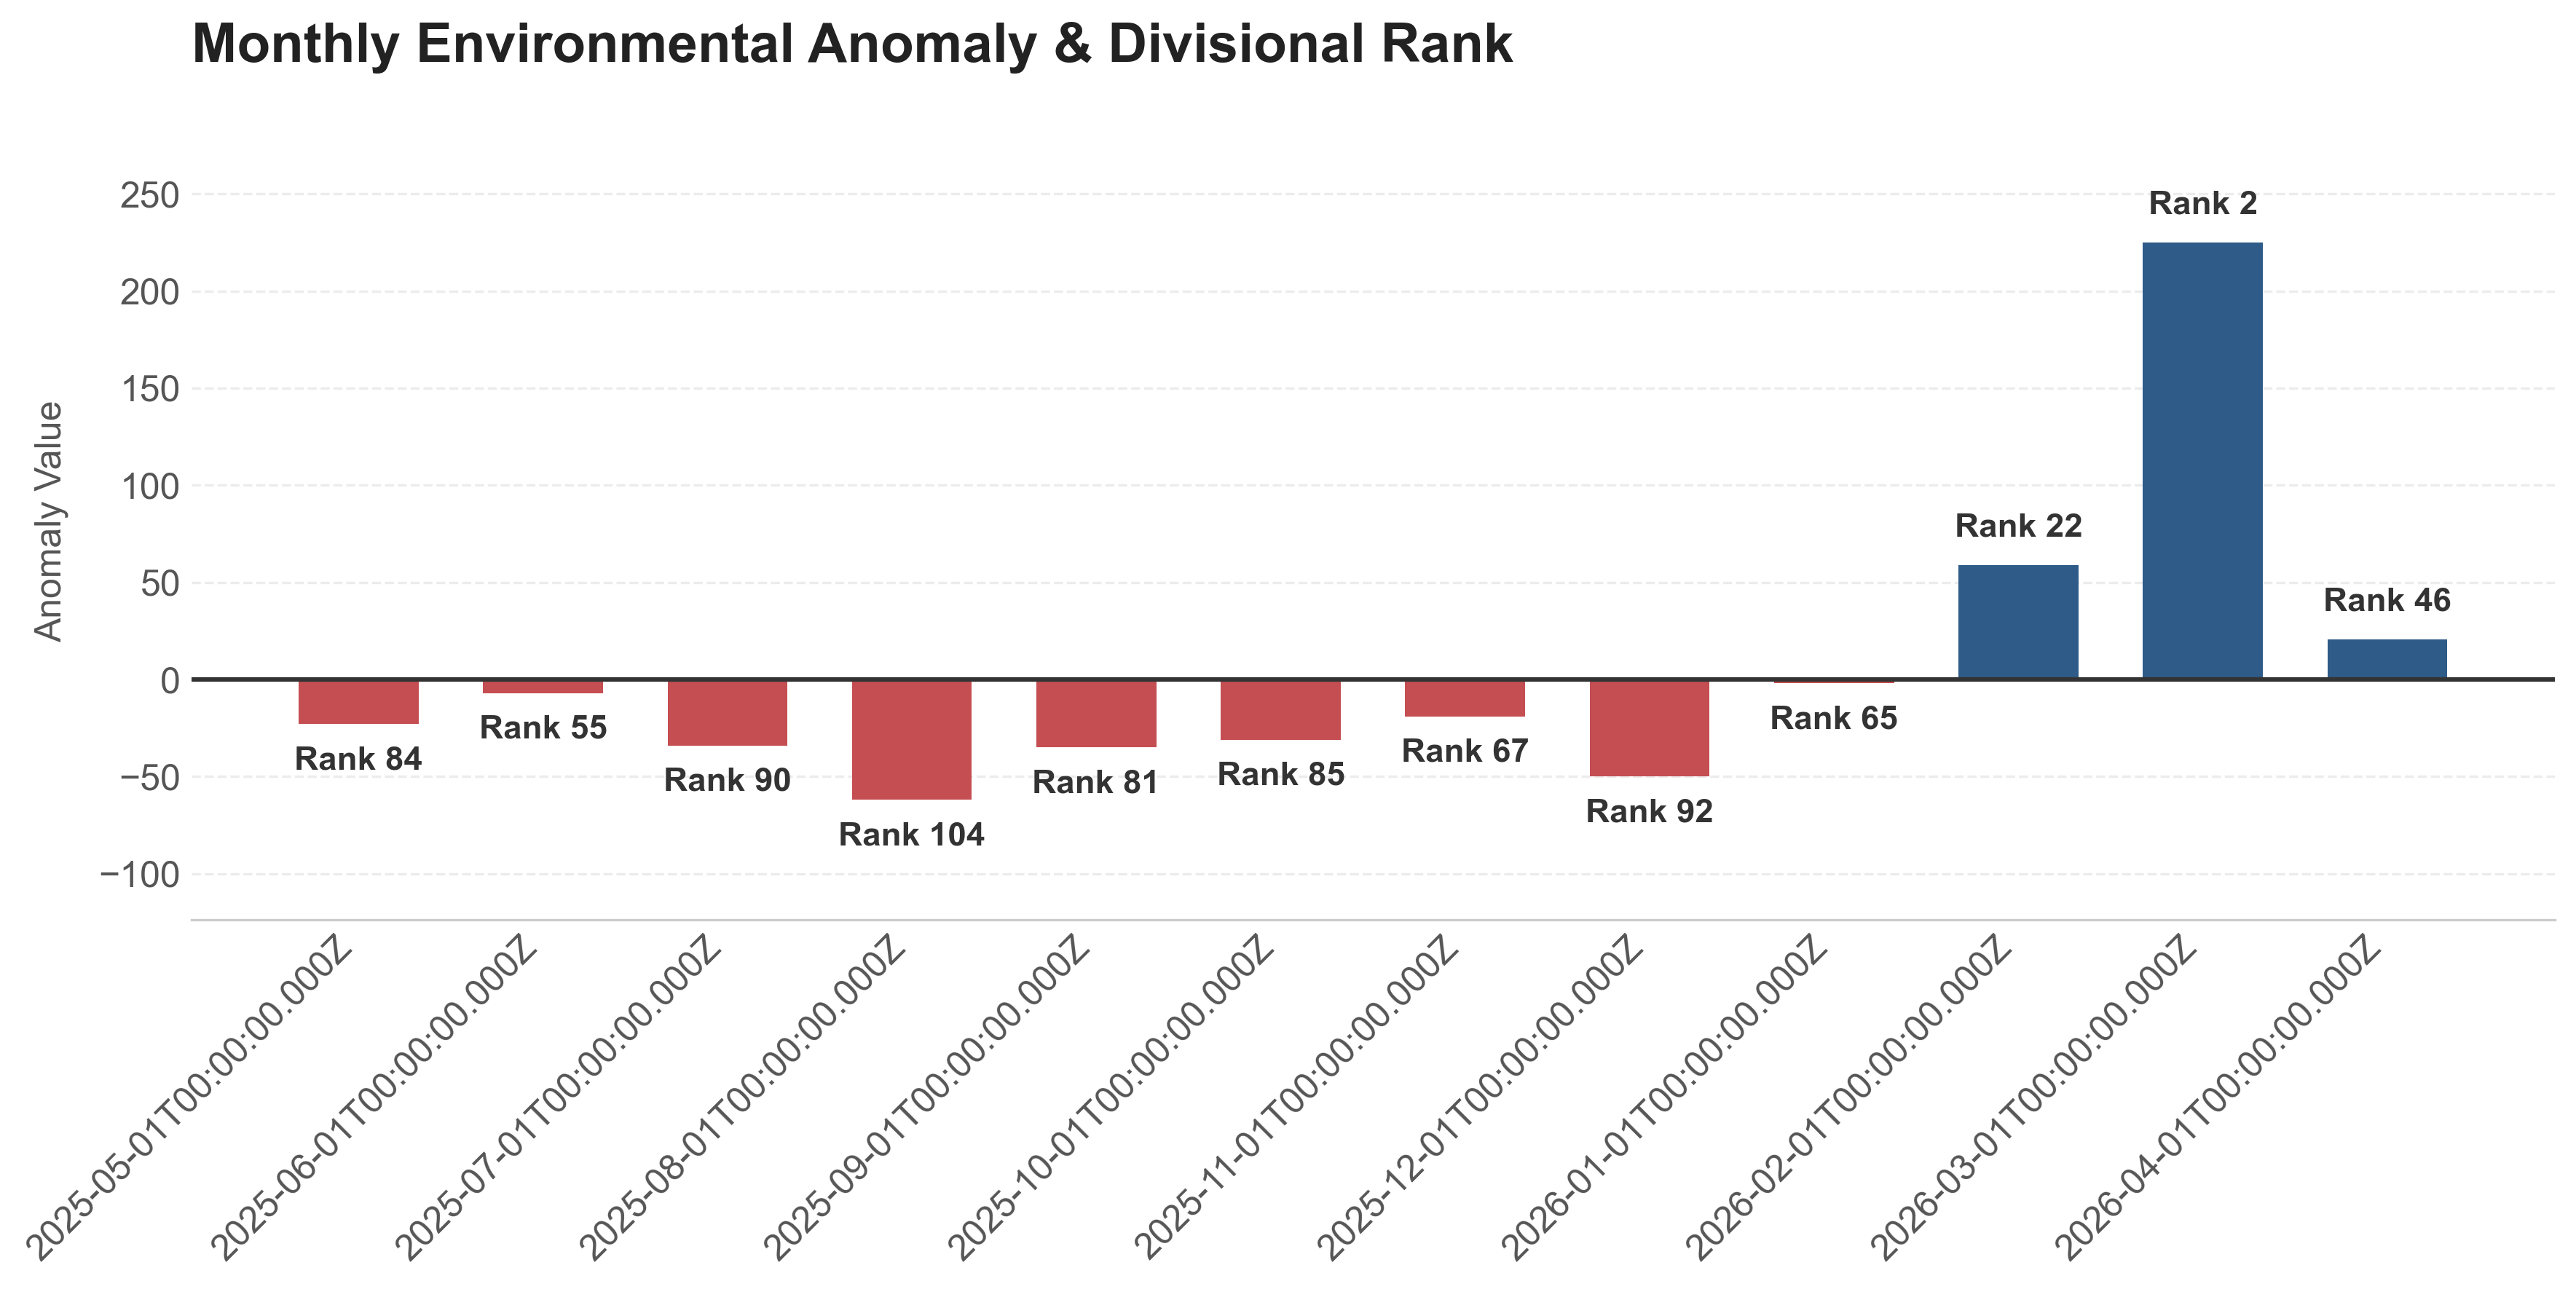
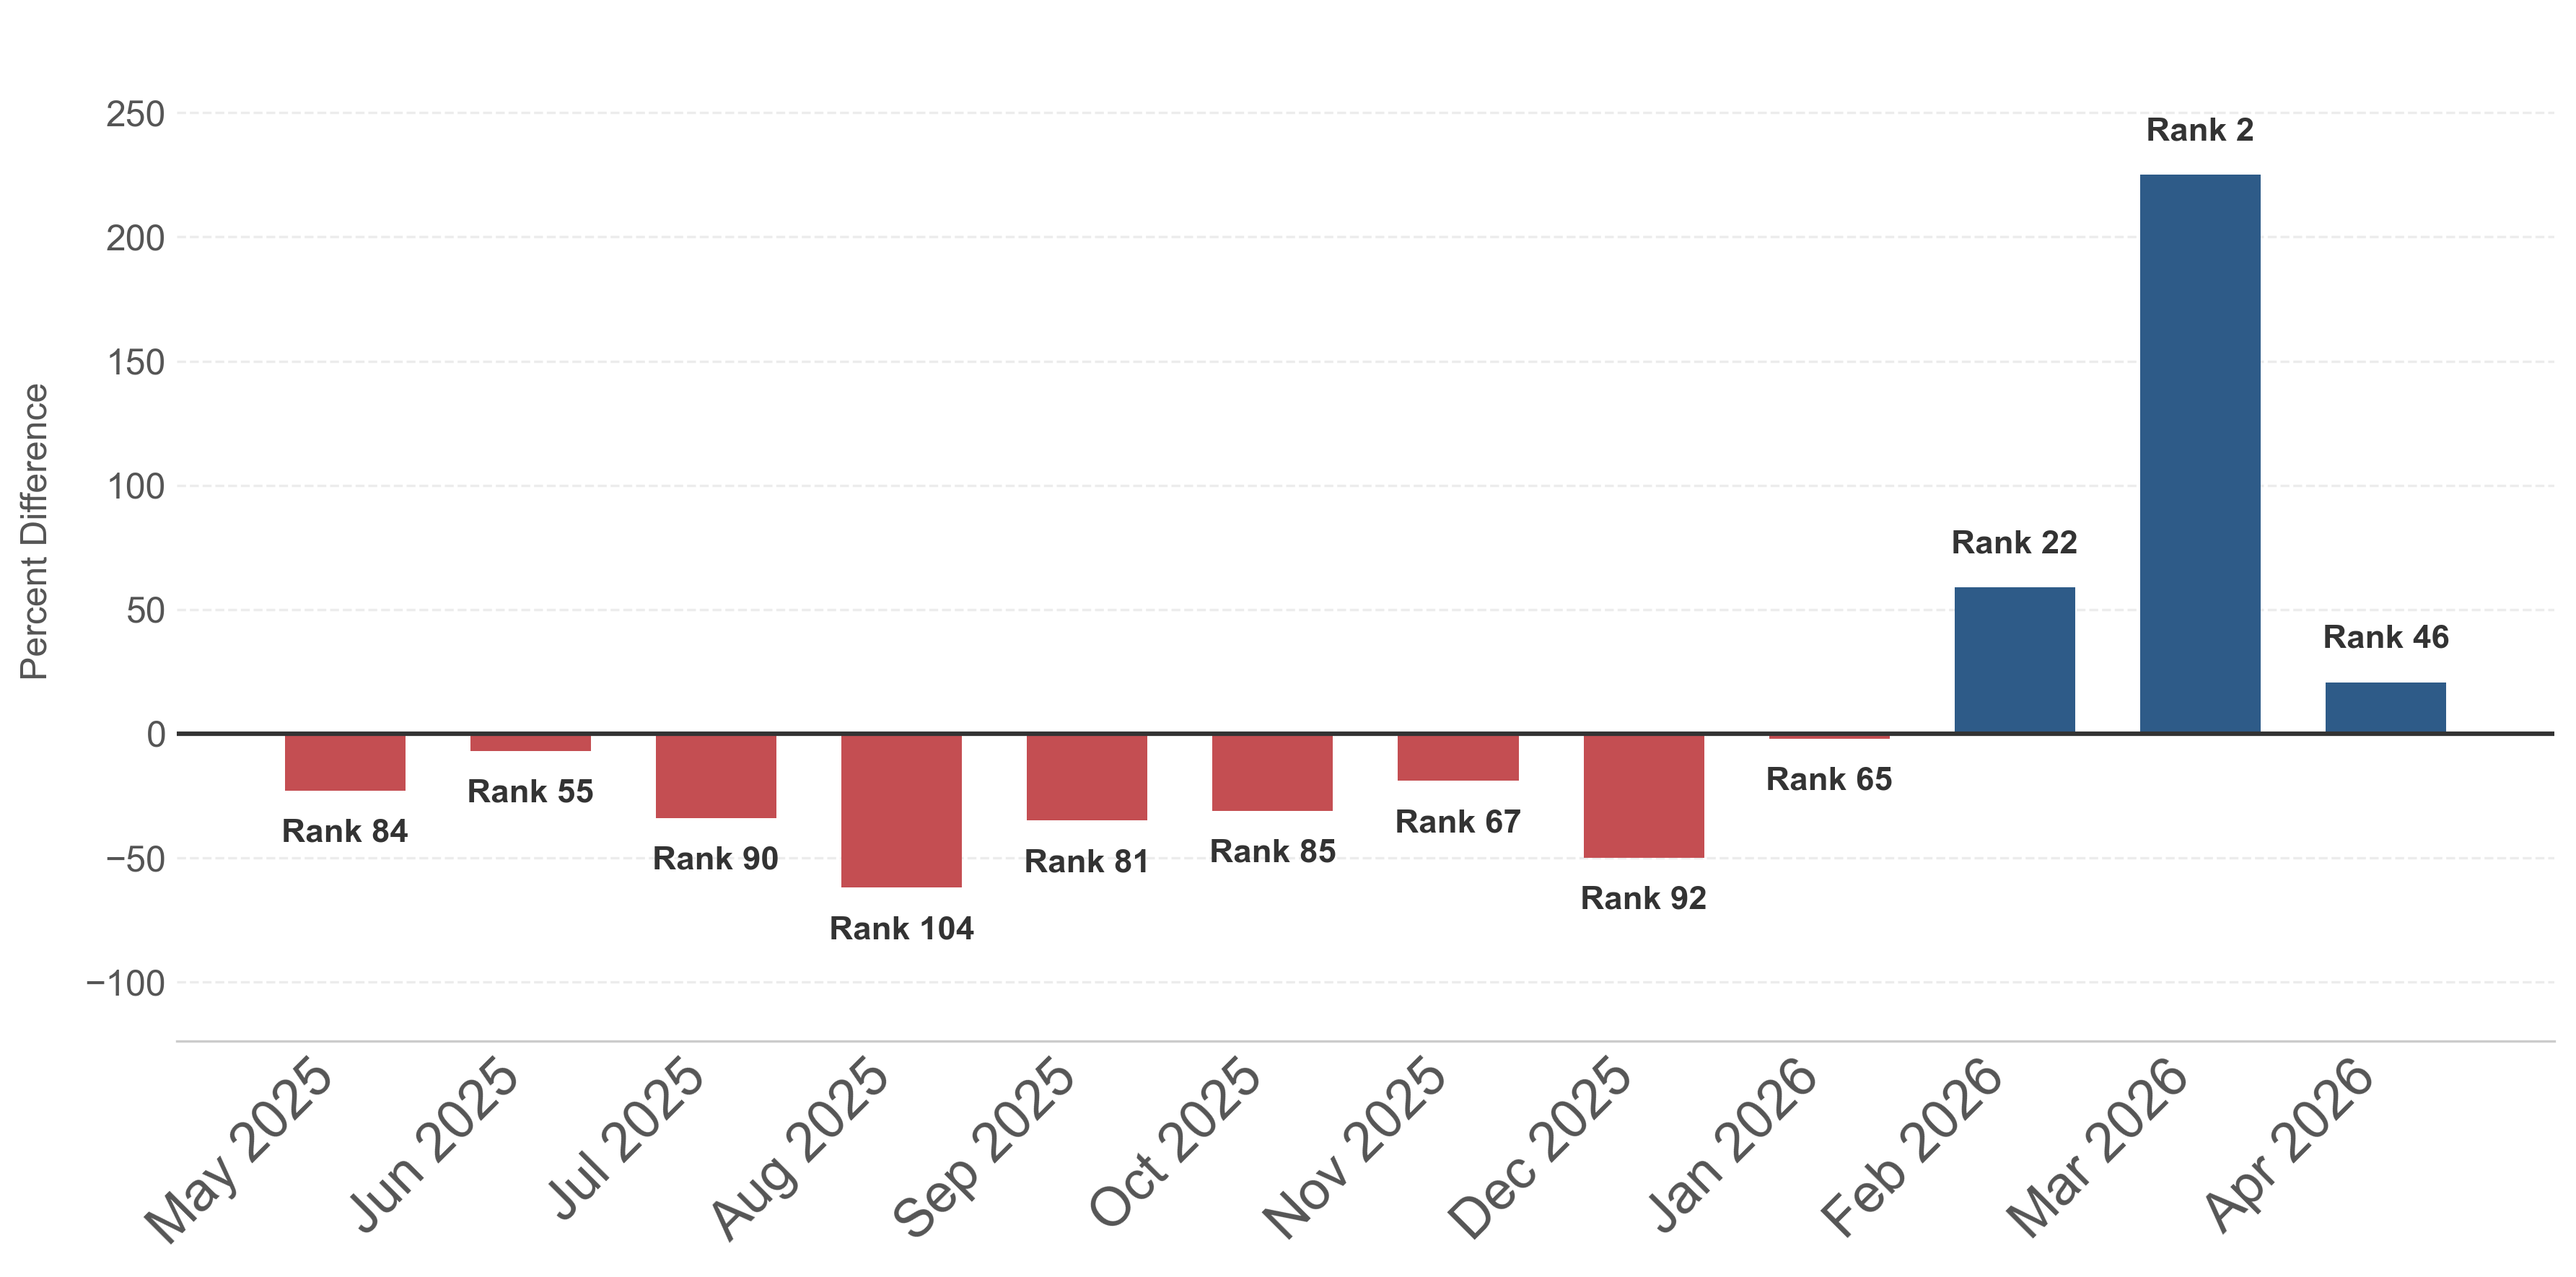
Unified diff of the notebook cell whose output changed from the first chart to the second:
--- before
+++ after
@@ -7,7 +7,11 @@
 plt.rcParams['font.sans-serif'] = ['Arial', 'Helvetica', 'DejaVu Sans']
 
-
 # Ensure data types are correct
 df_filtered['pchange'] = pd.to_numeric(df_filtered['pchange'], errors='coerce')
+
+# --- FIX: FORMAT THE DATES ---
+# Converts the messy string to a datetime object, then formats it to "Month Year" (e.g., "May 2025")
+# If you prefer "2025-05", change '%b %Y' to '%Y-%m'
+df_filtered['date'] = pd.to_datetime(df_filtered['date']).dt.strftime('%b %Y')
 
 # --- 2. SETUP HIGH-RES FIGURE ---
@@ -59,6 +63,5 @@
 ax.set_ylabel('Percent Difference', fontsize=12, color='#555555', labelpad=10)
 
-
-plt.xticks(rotation=45, ha='right') # Keep rotation if dates are long
+plt.xticks(rotation=45, ha='right', fontsize=18) # Keep rotation if dates are long
 
 # Expand y-limits to give the labels room to breathe

Commit: Update database_backfilling.ipynb